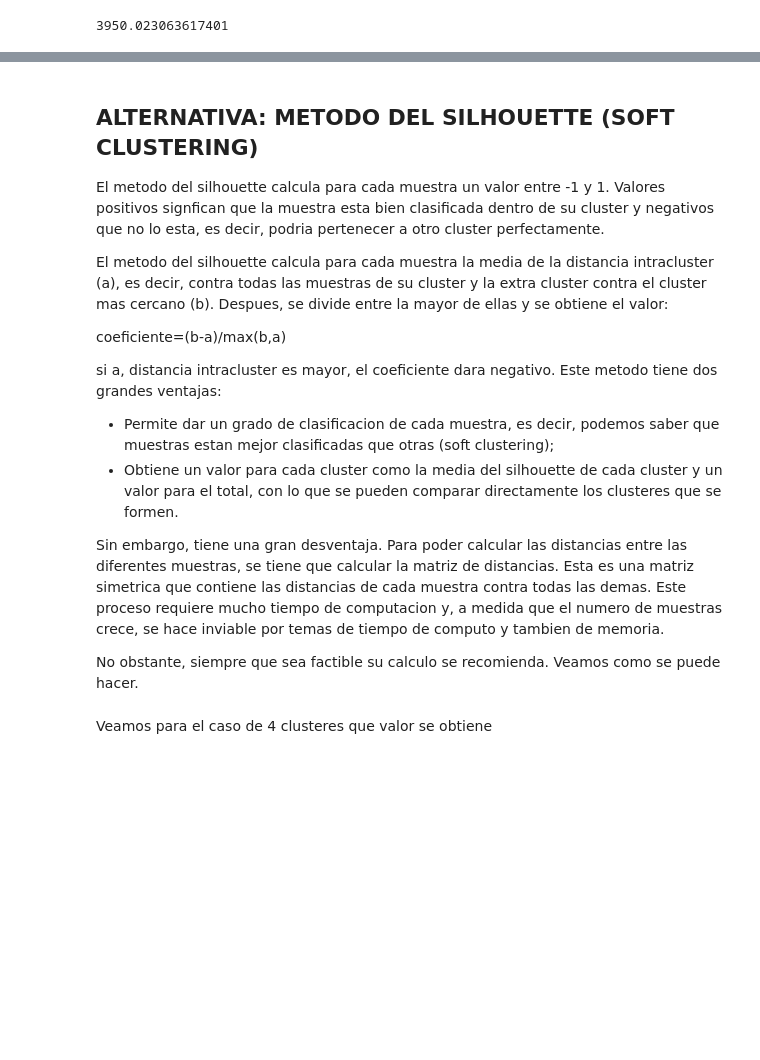
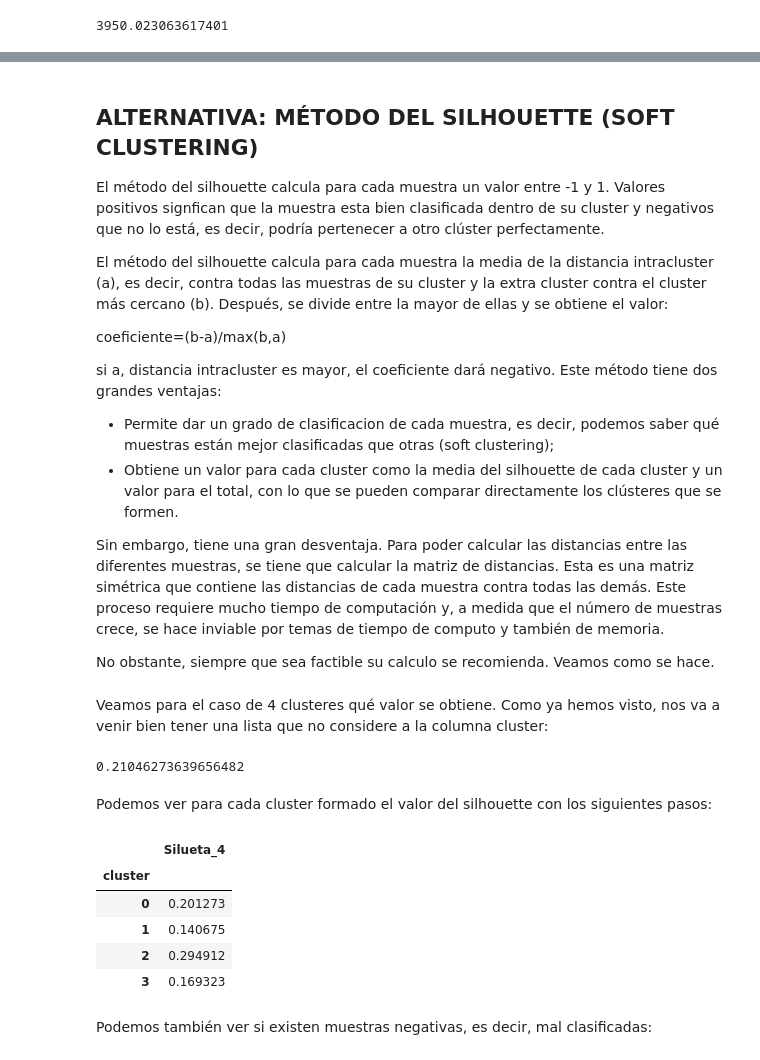
Before and after one commit to ymgabaldon/Ej_segmentacion, a Jupyter notebook: Analisis retail online.ipynb, the cells around one changed output, grey strips where cells are left out. Drawn from its saved outputs; the diff is of its cells as text; code cells hidden in the pictures; blank space fills up the shorter version.

```diff
--- a/Analisis retail online.ipynb
+++ b/Analisis retail online.ipynb
@@ -453,22 +450,43 @@ Este es un muy buen ejemplo de los defectos del m'etodo del codo. No se ve un co
 # %% [markdown]
-## ALTERNATIVA: METODO DEL SILHOUETTE (SOFT CLUSTERING)
+## ALTERNATIVA: MÉTODO DEL SILHOUETTE (SOFT CLUSTERING)
 
-El metodo del silhouette calcula para cada muestra un valor entre -1 y 1. Valores positivos signfican que la muestra esta bien clasificada dentro de su cluster y negativos que no lo esta, es decir, podria pertenecer a otro cluster perfectamente.
+El método del silhouette calcula para cada muestra un valor entre -1 y 1. Valores positivos signfican que la muestra esta bien clasificada dentro de su cluster y negativos que no lo está, es decir, podría pertenecer a otro clúster perfectamente.
 
-El metodo del silhouette calcula para cada muestra la media de la distancia intracluster (a), es decir, contra todas las muestras de su cluster y la extra cluster contra el cluster mas cercano (b). Despues, se divide entre la mayor de ellas y se obtiene el valor:
+El método del silhouette calcula para cada muestra la media de la distancia intracluster (a), es decir, contra todas las muestras de su cluster y la extra cluster contra el cluster más cercano (b). Después, se divide entre la mayor de ellas y se obtiene el valor:
 
 coeficiente=(b-a)/max(b,a)
 
-si a, distancia intracluster es mayor, el coeficiente dara negativo. Este metodo tiene dos grandes ventajas:
+si a, distancia intracluster es mayor, el coeficiente dará negativo. Este método tiene dos grandes ventajas:
 
-- Permite dar un grado de clasificacion de cada muestra, es decir, podemos saber que muestras estan mejor clasificadas que otras (soft clustering);
-- Obtiene un valor para cada cluster como la media del silhouette de cada cluster y un valor para el total, con lo que se pueden comparar directamente los clusteres que se formen.
+- Permite dar un grado de clasificacion de cada muestra, es decir, podemos saber qué muestras están mejor clasificadas que otras (soft clustering);
+- Obtiene un valor para cada cluster como la media del silhouette de cada cluster y un valor para el total, con lo que se pueden comparar directamente los clústeres que se formen.
 
-Sin embargo, tiene una gran desventaja. Para poder calcular las distancias entre las diferentes muestras, se tiene que calcular la matriz de distancias. Esta es una matriz simetrica que contiene las distancias de cada muestra contra todas las demas. Este proceso requiere mucho tiempo de computacion y, a medida que el numero de muestras crece, se hace inviable por temas de tiempo de computo y tambien de memoria.
+Sin embargo, tiene una gran desventaja. Para poder calcular las distancias entre las diferentes muestras, se tiene que calcular la matriz de distancias. Esta es una matriz simétrica que contiene las distancias de cada muestra contra todas las demás. Este proceso requiere mucho tiempo de computación y, a medida que el número de muestras crece, se hace inviable por temas de tiempo de computo y también de memoria.
 
-No obstante, siempre que sea factible su calculo se recomienda. Veamos como se puede hacer.
+No obstante, siempre que sea factible su calculo se recomienda. Veamos como se hace.
 # %%
 from sklearn.metrics import silhouette_samples
 from sklearn.metrics import silhouette_score
 # %% [markdown]
-Veamos para el caso de 4 clusteres que valor se obtiene
+Veamos para el caso de 4 clusteres qué valor se obtiene. Como ya hemos visto, nos va a venir bien tener una lista que no considere a la columna cluster:
+# %%
+variables=[x for x in df_train.columns if x != "cluster"]
+
+silhouette_score(df_train[variables],labels=df_train["cluster"])
+# %% [output]
+0.21046273639656482
+# %% [markdown]
+Podemos ver para cada cluster formado el valor del silhouette con los siguientes pasos:
+# %%
+###Caclculamos el silhouette y lo metemos en una columna:
+df_train["Silueta_4"]=silhouette_samples(df_train[variables],labels=df_train["cluster"])
+df_train[["cluster","Silueta_4"]].groupby("cluster").mean()
+# %% [output]
+|  | Silueta_4 |
+| cluster |  |
+| 0 | 0.201273 |
+| 1 | 0.140675 |
+| 2 | 0.294912 |
+| 3 | 0.169323 |
+# %% [markdown]
+Podemos también ver si existen muestras negativas, es decir, mal clasificadas:
```
Also changed, not shown: parts of 23 cells of this notebook.
